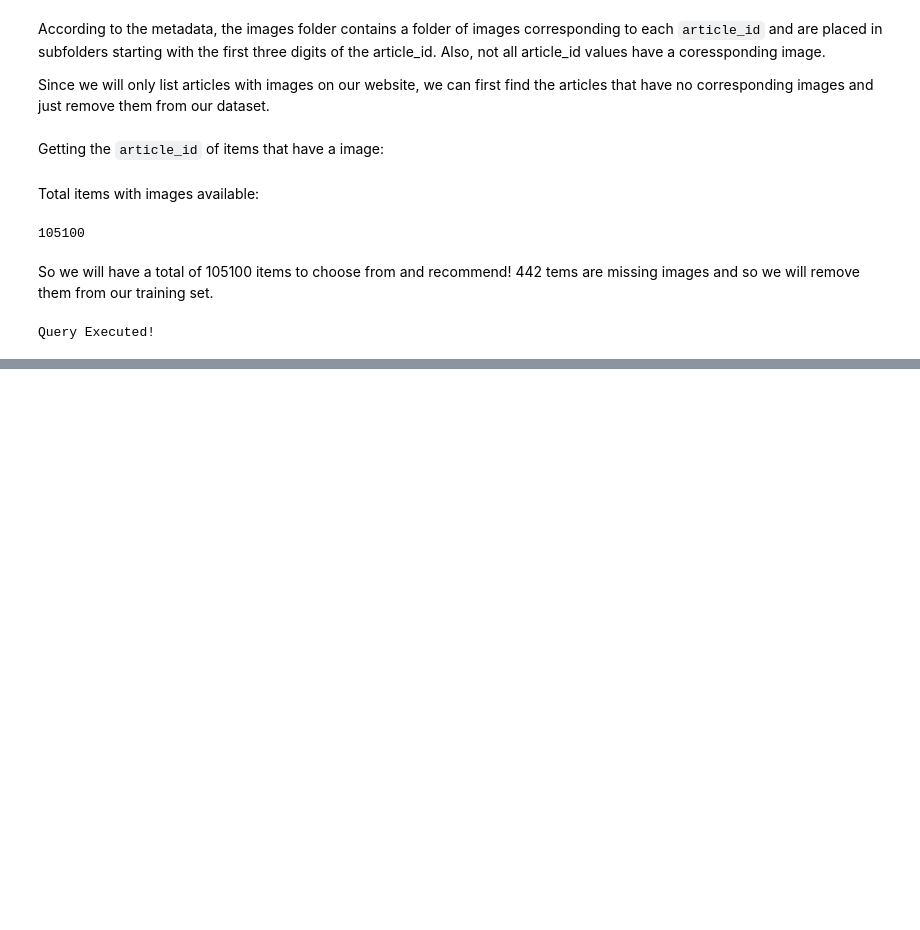
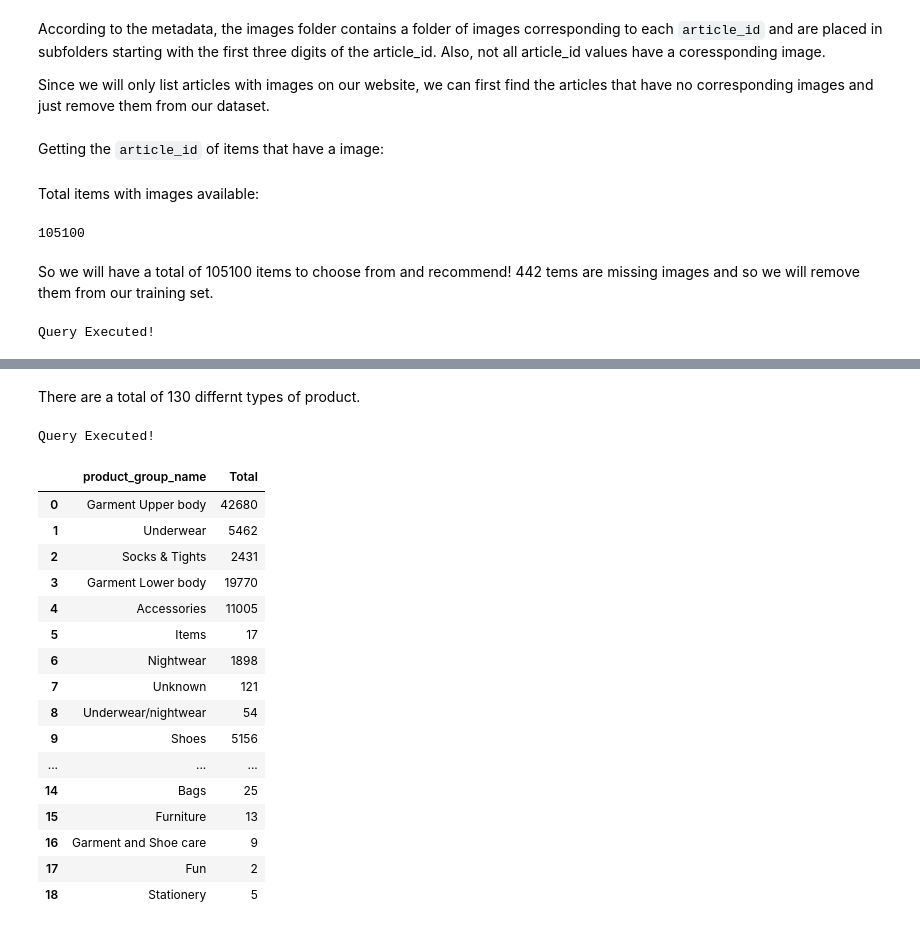
Before and after one commit to ALvee-611/RECBuildPlan, a Jupyter notebook: 2. Notebooks/articles_EDA.ipynb, the cells around one changed output, grey strips where cells are left out. Drawn from its saved outputs; the diff is of its cells as text; code cells hidden in the pictures; blank space fills up the shorter version.

```diff
--- a/2. Notebooks/articles_EDA.ipynb
+++ b/2. Notebooks/articles_EDA.ipynb
@@ -104,0 +168,32 @@ new_articles_df = items_all[items_all['article_id'].isin(all_articles)]
+# %% [markdown]
+There are a total of 130 differnt types of product.
+# %%
+q = """
+SELECT
+    product_group_name, COUNT(*) AS Total
+FROM
+    articles_processed
+GROUP BY product_group_name;
+"""
+
+product_group = read_query(q)
+product_group
+# %% [output]
+Query Executed!
+|  | product_group_name | Total |
+| 0 | Garment Upper body | 42680 |
+| 1 | Underwear | 5462 |
+| 2 | Socks & Tights | 2431 |
+| 3 | Garment Lower body | 19770 |
+| 4 | Accessories | 11005 |
+| 5 | Items | 17 |
+| 6 | Nightwear | 1898 |
+| 7 | Unknown | 121 |
+| 8 | Underwear/nightwear | 54 |
+| 9 | Shoes | 5156 |
+| ... | ... | ... |
+| 14 | Bags | 25 |
+| 15 | Furniture | 13 |
+| 16 | Garment and Shoe care | 9 |
+| 17 | Fun | 2 |
+| 18 | Stationery | 5 |
```
Also changed, not shown: parts of 15 cells of this notebook, 2 other files.
